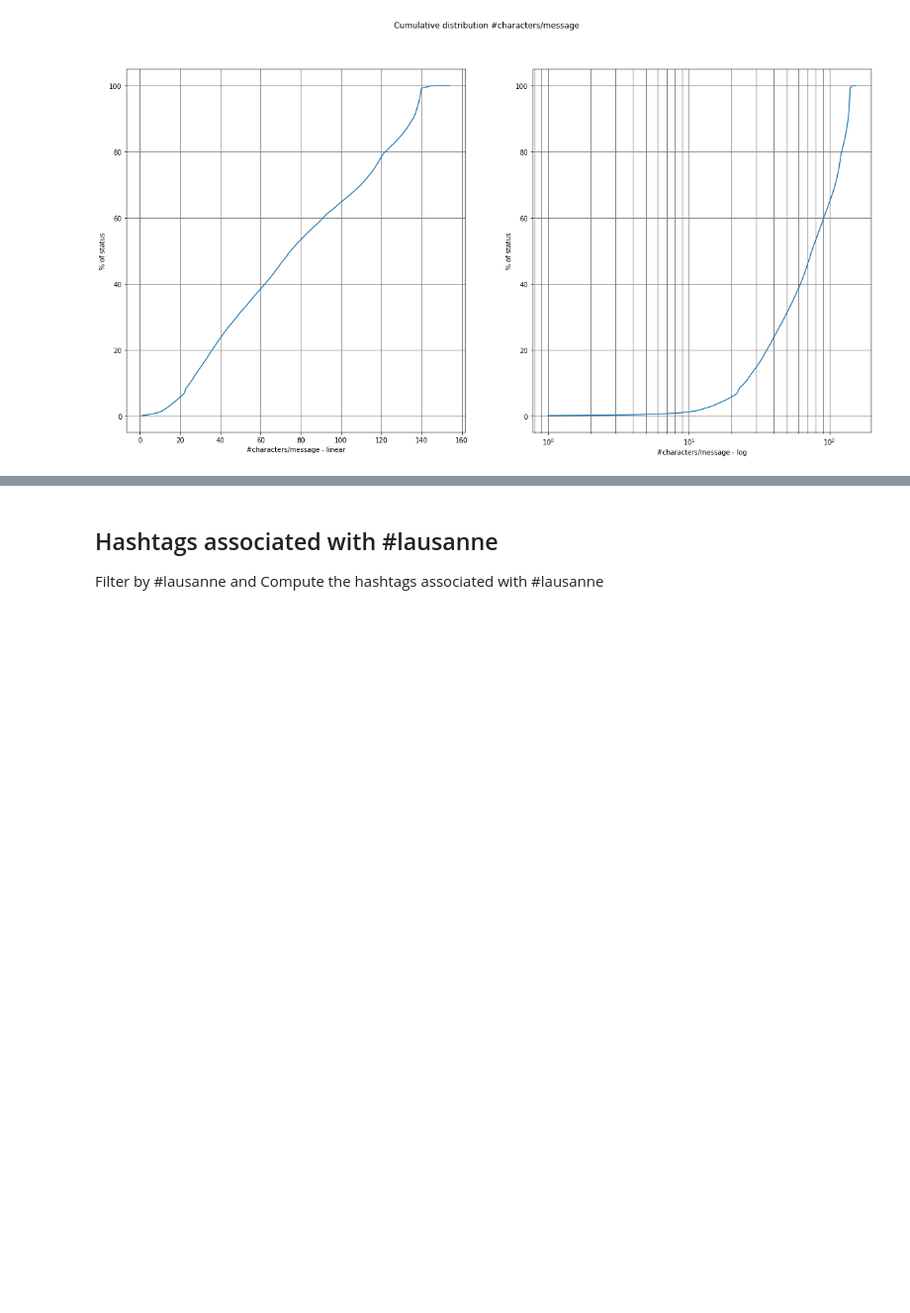
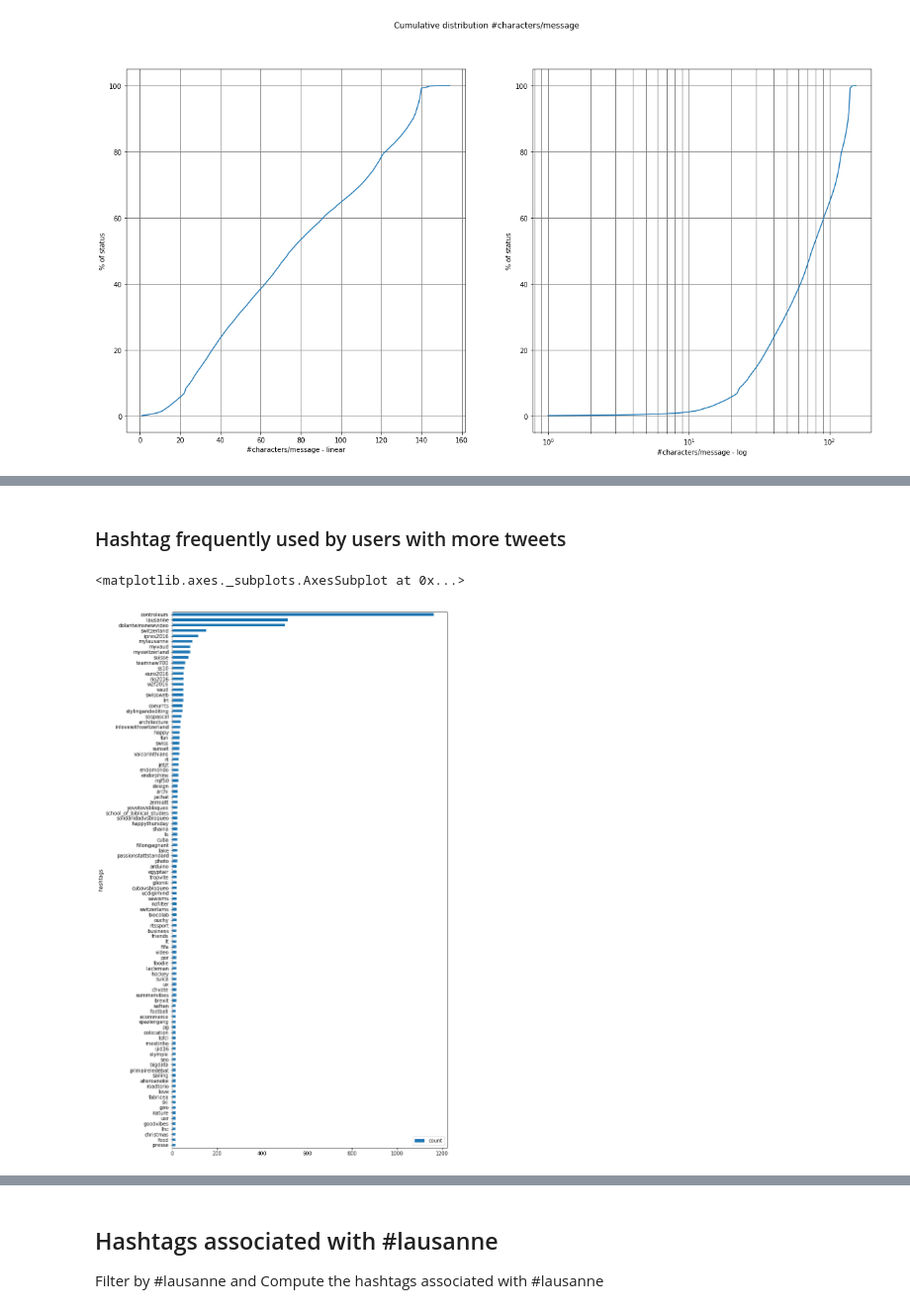
Before and after one commit to valstrl/CSM-project, a Jupyter notebook: CSM-project.ipynb, the cells around one changed output, grey strips where cells are left out. Shown at 99% size. Cells and saved outputs as stored; diff of their text form; code cells hidden in the pictures; blank space fills up the shorter version.

```diff
--- a/CSM-project.ipynb
+++ b/CSM-project.ipynb
@@ -119,0 +180,27 @@ ax2.grid(color='grey', linestyle='-', linewidth=1, axis='both', which='both')
+# %% [markdown]
+### Hashtag frequently used by users with more tweets
+# %%
+#recover user id with one tweet
+
+users_multiple_tweet=tweet_freq[tweet_freq['tweet count'] > 10]['user_id']
+data_multiple_tweet=data[[ x in list(users_multiple_tweet) for x in data['user_id']]]
+
+
+def ComputeFrequentdHashtags(data):
+    #exclude tweet without hashtags
+    nan_hashtags=data[~data['hashtags'].isnull()]
+    associated_hashtags= list(nan_hashtags['hashtags'])
+    associated_hashtags= reduce(operator.add, associated_hashtags)
+    associated_hashtags= [x for x in associated_hashtags ]
+    associated_hashtags= pd.concat([pd.DataFrame(associated_hashtags)])
+    associated_hashtags['count']= pd.DataFrame(list(np.ones(len(associated_hashtags))))
+    associated_hashtags = associated_hashtags.rename(columns={0:'hashtags'})
+    associated_hashtags = associated_hashtags.groupby(by='hashtags').count().sort_values(by= 'count', ascending= True).tail(100)
+    return associated_hashtags.iloc[::-1]
+
+frequent_hashtag_multiple=ComputeFrequentdHashtags(data_multiple_tweet)
+#frequent_hashtag_multiple=frequent_hashtag_multiple.reset_index()
+frequent_hashtag_multiple[frequent_hashtag_multiple['count']>1].iloc[::-1].plot(kind='barh', figsize=(10,20))
+# %% [output]
+<matplotlib.axes._subplots.AxesSubplot at 0x...>
+[figure, added]
```
Also changed, not shown: parts of 68 cells of this notebook.
